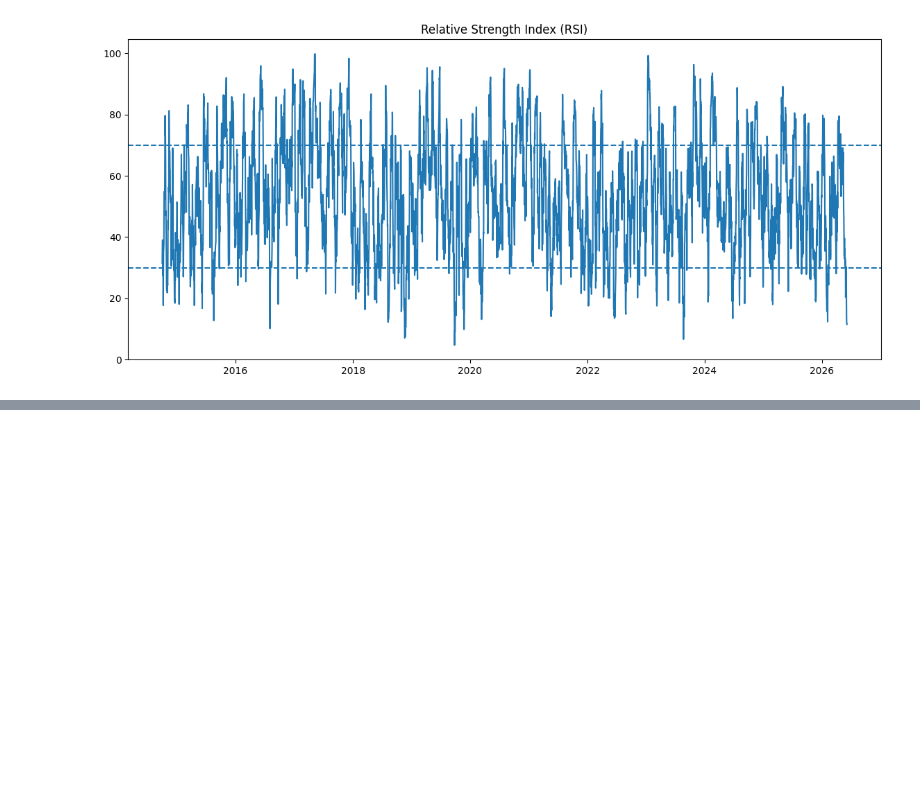
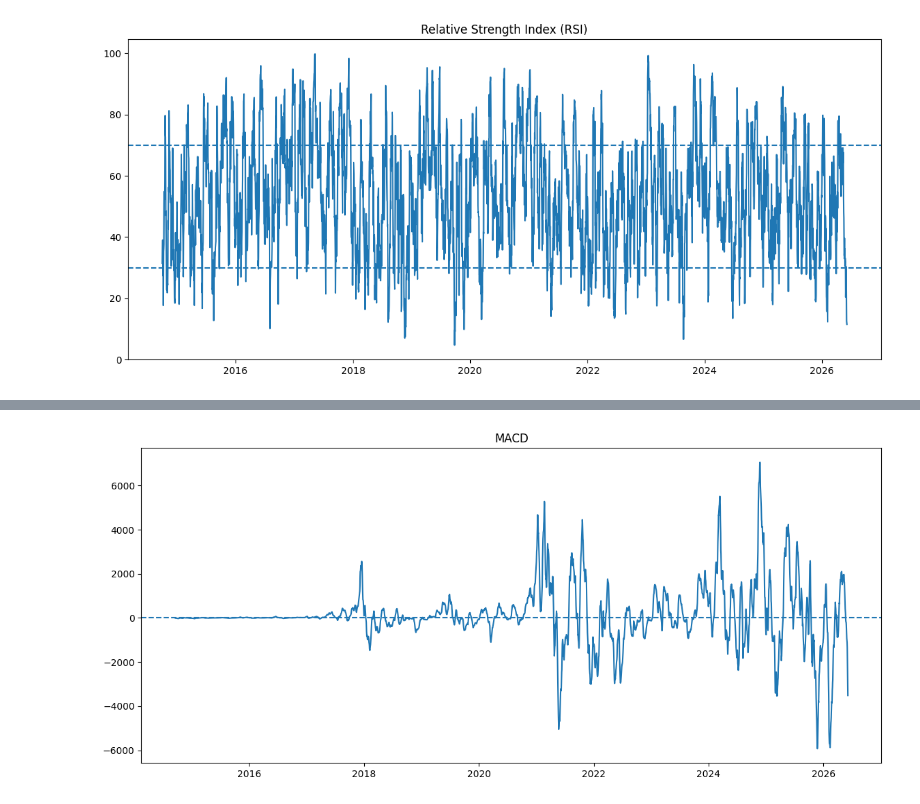
Before and after one commit to mugdhajha/Bitcoin-market-analysis, a Jupyter notebook: notebooks/feature_engineering.ipynb, the cells around one changed output, grey strips where cells are left out. Cells and saved outputs as stored; diff of their text form; code cells hidden in the pictures; blank space fills up the shorter version.

Commit message:
included MACD feature

```diff
--- a/notebooks/feature_engineering.ipynb
+++ b/notebooks/feature_engineering.ipynb
@@ -33,6 +33,16 @@ Interpretation:
 - Price < MA → Bearish
 
 Multiple moving averages help compare trend strength across different time horizons.
+# %%
+df["Daily_return"] = (
+    df["Close"].pct_change()
+)
+# %%
+df["Volatility"] = (
+    df["Daily_return"]
+    .rolling(30)
+    .std()
+)
 # %%
 df["MA7"]=df["Close"].rolling(7).mean()
 df["MA30"]=df["Close"].rolling(30).mean()
@@ -162,0 +175,4 @@ plt.show()
+# %%
+df["EMA12"]=(df["Close"].ewm(span=12,adjust=False)).mean()
+df["EMA26"]=(df["Close"].ewm(span=26,adjust=False)).mean()
+df["MACD"]=df["EMA12"]-df["EMA26"]
@@ -162,0 +193,9 @@ plt.show()
+# %%
+plt.figure(figsize=(14,6))
+plt.plot(df["Date"],df["MACD"])
+plt.axhline(0,linestyle="--")
+plt.title("MACD")
+save_plot("macd")
+plt.show()
+# %% [output]
+[figure, added]
```
Also changed, not shown: parts of 7 cells of this notebook, 4 other files.
